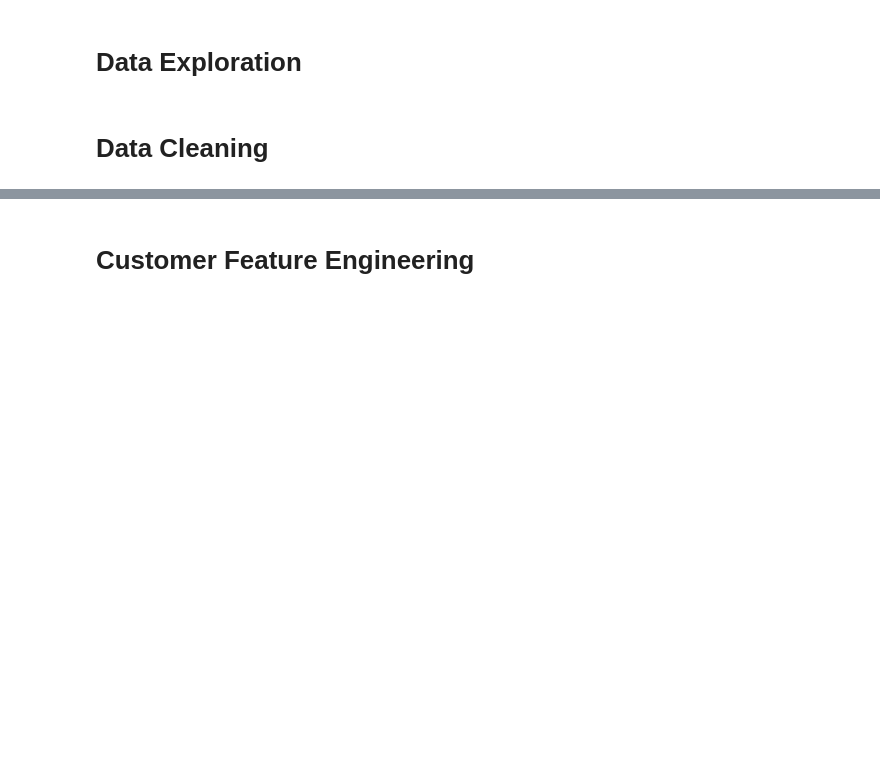
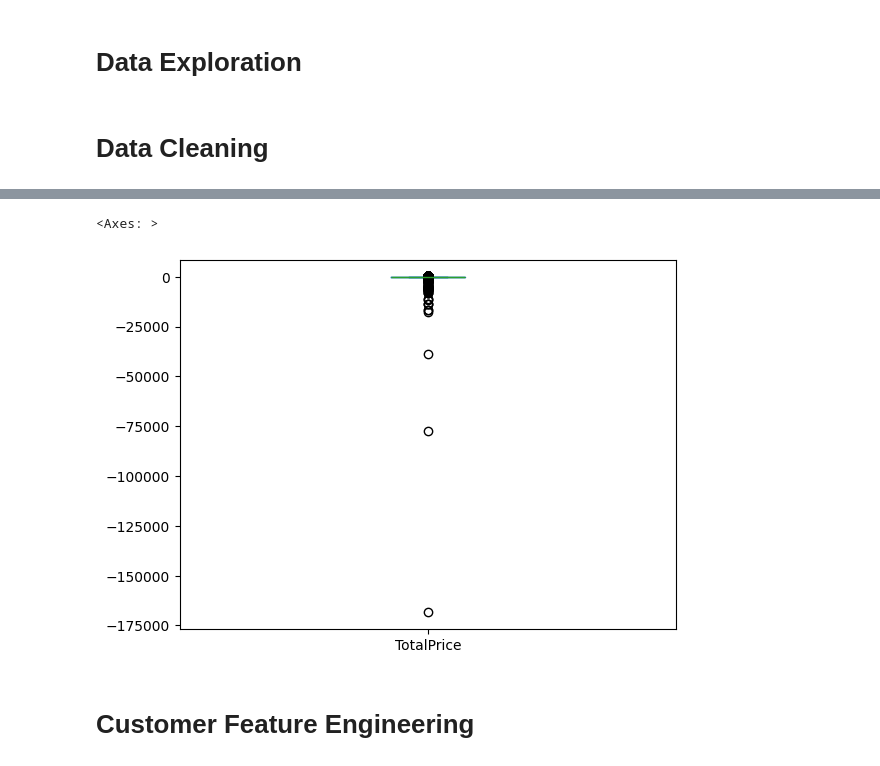
Before and after one commit to Break-Through-Tech/witOmni-1A-ai-powered-customer-intelligence-for-smarter-marketing, a Jupyter notebook: notebooks/witOmni_1A.ipynb, the cells around one changed output, grey strips where cells are left out. Cells and saved outputs as stored; diff of their text form; code cells hidden in the pictures; blank space fills up the shorter version.

```diff
--- a/notebooks/witOmni_1A.ipynb
+++ b/notebooks/witOmni_1A.ipynb
@@ -85,2 +110,7 @@ df.describe()
+# %%
+df[df['TotalPrice'] < q_high]['TotalPrice'].plot(kind='box')
+# %% [output]
+<Axes: >
+[figure, added]
 # %% [markdown]
 # Customer Feature Engineering
```
Also changed, not shown: parts of 6 cells of this notebook, 1 other file.
